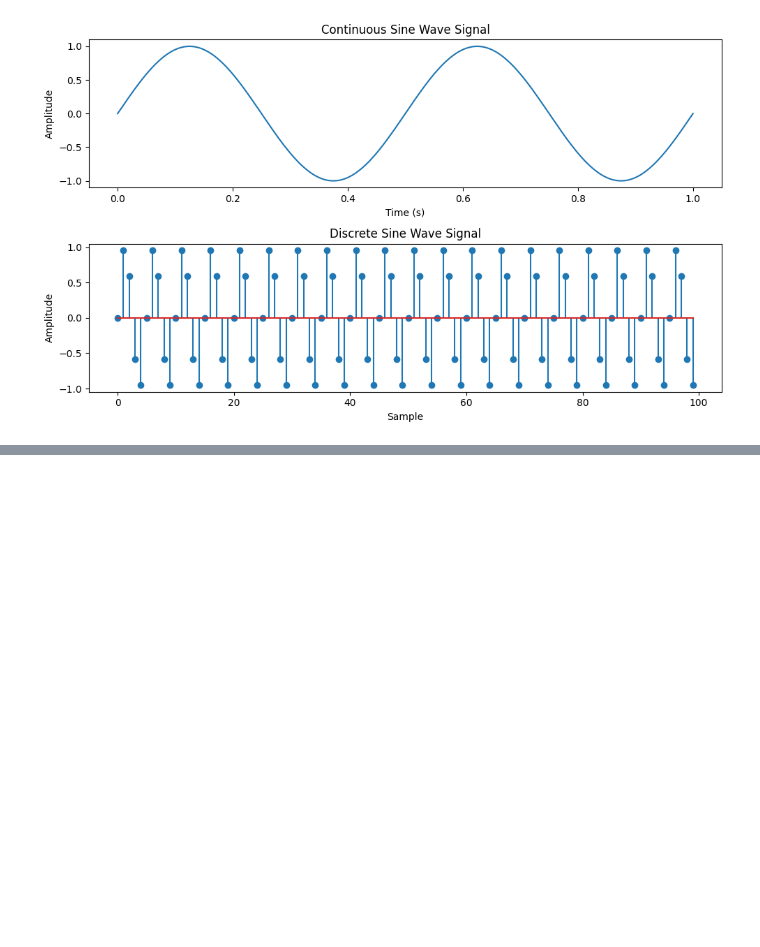
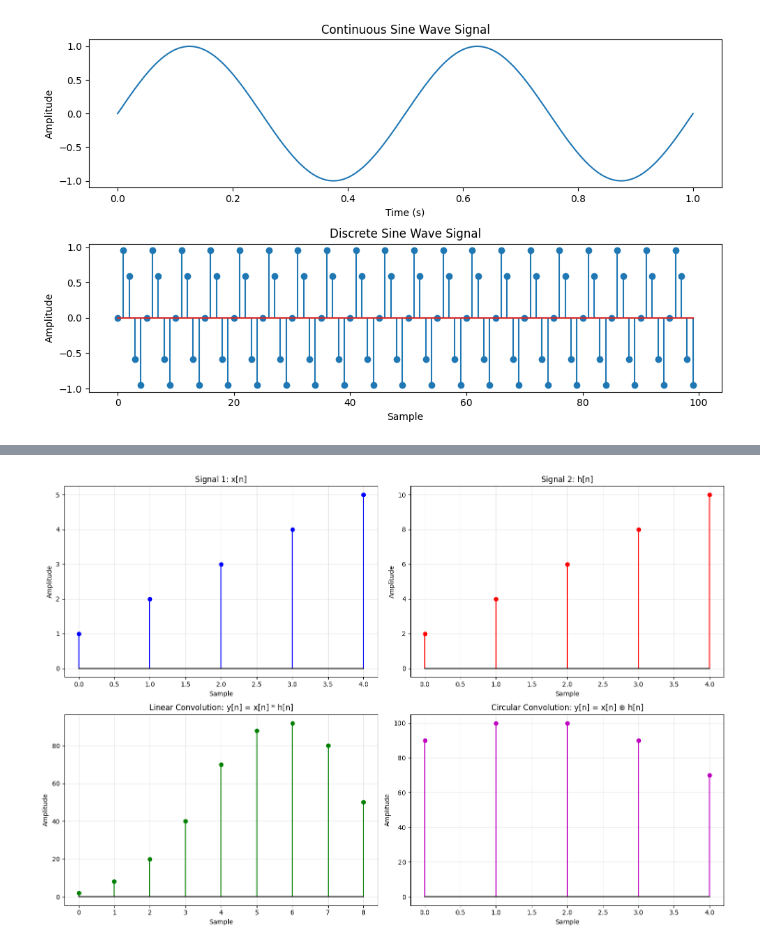
Before and after one commit to JahnviAghera/DSIP, a Jupyter notebook: experiment_01/experiment_01.ipynb, the cells around one changed output, grey strips where cells are left out. Cells and saved outputs as stored; diff of their text form; code cells hidden in the pictures; blank space fills up the shorter version.

```diff
--- a/experiment_01/experiment_01.ipynb
+++ b/experiment_01/experiment_01.ipynb
@@ -504,0 +691,86 @@ plt.show()
+# %%
+import numpy as np
+import matplotlib.pyplot as plt
+
+def linear_convolution(signal1, signal2):
+    """Compute the linear convolution of two signals"""
+    linear_conv = np.convolve(signal1, signal2, mode='full')
+    return linear_conv
+
+def circular_convolution(signal1, signal2):
+    """Compute the circular convolution of two signals using FFT"""
+    # Ensure both signals have the same length for circular convolution
+    max_len = max(len(signal1), len(signal2))
+
+    # Zero-pad signals to the same length
+    sig1_padded = np.zeros(max_len)
+    sig2_padded = np.zeros(max_len)
+
+    sig1_padded[:len(signal1)] = signal1
+    sig2_padded[:len(signal2)] = signal2
+
+    # Compute circular convolution using FFT
+    fft_signal1 = np.fft.fft(sig1_padded)
+    fft_signal2 = np.fft.fft(sig2_padded)
+    circular_conv = np.fft.ifft(fft_signal1 * fft_signal2).real
+
+    return circular_conv
+
+# Define two discrete-time signals
+signal1 = np.array([1, 2, 3, 4, 5])
+signal2 = np.array([2, 4, 6, 8, 10])
+
+print(f"Signal 1: {signal1}")
+print(f"Signal 2: {signal2}")
+
+# Compute linear convolution
+linear_conv = linear_convolution(signal1, signal2)
+print(f"\nLinear Convolution Length: {len(linear_conv)}")
+print(f"Linear Convolution: {linear_conv}")
+
+# Compute circular convolution
+circular_conv = circular_convolution(signal1, signal2)
+print(f"\nCircular Convolution Length: {len(circular_conv)}")
+print(f"Circular Convolution: {circular_conv}")
+
+# Plot the results
+plt.figure(figsize=(15, 10))
+
+# Plot original signals
+plt.subplot(2, 2, 1)
+plt.stem(range(len(signal1)), signal1, linefmt='b-', markerfmt='bo', basefmt='k-')
+plt.title('Signal 1: x[n]')
+plt.xlabel('Sample')
+plt.ylabel('Amplitude')
+plt.grid(True, alpha=0.3)
+
+plt.subplot(2, 2, 2)
+plt.stem(range(len(signal2)), signal2, linefmt='r-', markerfmt='ro', basefmt='k-')
+plt.title('Signal 2: h[n]')
+plt.xlabel('Sample')
+plt.ylabel('Amplitude')
+plt.grid(True, alpha=0.3)
+
+# Plot linear convolution
+plt.subplot(2, 2, 3)
+plt.stem(range(len(linear_conv)), linear_conv, linefmt='g-', markerfmt='go', basefmt='k-')
+plt.title('Linear Convolution: y[n] = x[n] * h[n]')
+plt.xlabel('Sample')
+plt.ylabel('Amplitude')
+plt.grid(True, alpha=0.3)
+
+# Plot circular convolution
+plt.subplot(2, 2, 4)
+plt.stem(range(len(circular_conv)), circular_conv, linefmt='m-', markerfmt='mo', basefmt='k-')
+plt.title('Circular Convolution: y[n] = x[n] ⊛ h[n]')
+plt.xlabel('Sample')
+plt.ylabel('Amplitude')
+plt.grid(True, alpha=0.3)
+
+plt.tight_layout()
+plt.show()
+
+# Save the convolution results (optional)
+# np.savetxt('linear_convolution.txt', linear_conv, delimiter=',')
+# np.savetxt('circular_convolution.txt', circular_conv, delimiter=',')
+# %% [output]
@@ -504,0 +785 @@ plt.show()
+[figure, added]
```
Also changed, not shown: parts of 14 cells of this notebook.
